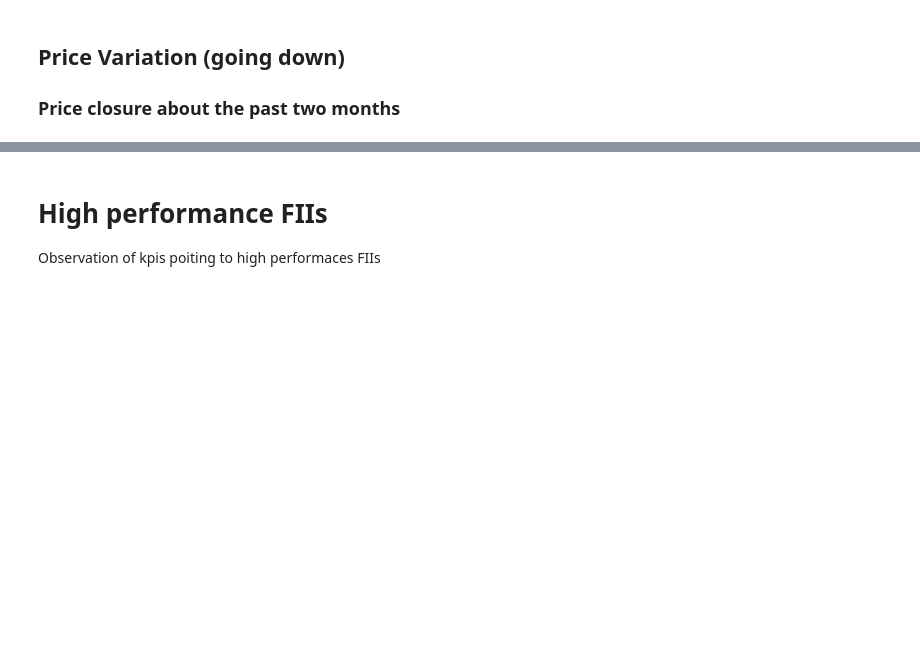
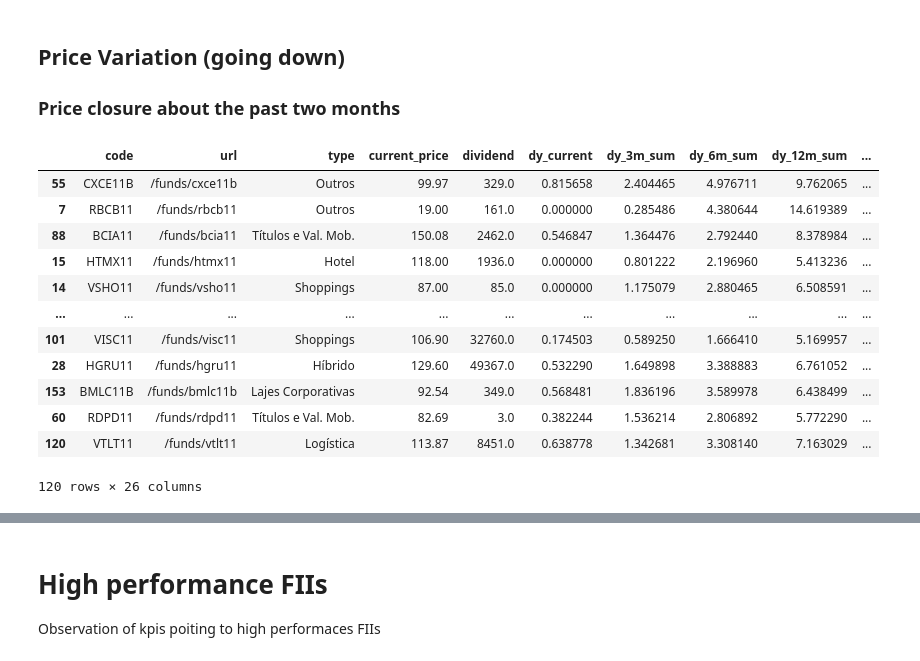
Before and after one commit to lmassaoy/monitor-fiis, a Jupyter notebook: data_analysis/devops/volume/notebooks/Monitor.ipynb, the cells around one changed output, grey strips where cells are left out. Cells and saved outputs as stored; diff of their text form; code cells hidden in the pictures; blank space fills up the shorter version.

```diff
--- a/data_analysis/devops/volume/notebooks/Monitor.ipynb
+++ b/data_analysis/devops/volume/notebooks/Monitor.ipynb
@@ -315,3 +376,20 @@ Observation of indicators of crysis over FIIs
 # %% [markdown]
 ## Price Variation (going down)
 ### Price closure about the past two months
+# %%
+price_variation_down_df = fiis_df[fiis_df["price_variation"] < 0].sort_values(ascending=True,by=["price_variation"])
+price_variation_down_df.head(200)
+# %% [output]
+|  | code | url | type | current_price | dividend | dy_current | dy_3m_sum | dy_6m_sum | dy_12m_sum | ... |
+| 55 | CXCE11B | /funds/cxce11b | Outros | 99.97 | 329.0 | 0.815658 | 2.404465 | 4.976711 | 9.762065 | ... |
+| 7 | RBCB11 | /funds/rbcb11 | Outros | 19.00 | 161.0 | 0.000000 | 0.285486 | 4.380644 | 14.619389 | ... |
+| 88 | BCIA11 | /funds/bcia11 | Títulos e Val. Mob. | 150.08 | 2462.0 | 0.546847 | 1.364476 | 2.792440 | 8.378984 | ... |
+| 15 | HTMX11 | /funds/htmx11 | Hotel | 118.00 | 1936.0 | 0.000000 | 0.801222 | 2.196960 | 5.413236 | ... |
+| 14 | VSHO11 | /funds/vsho11 | Shoppings | 87.00 | 85.0 | 0.000000 | 1.175079 | 2.880465 | 6.508591 | ... |
+| ... | ... | ... | ... | ... | ... | ... | ... | ... | ... | ... |
+| 101 | VISC11 | /funds/visc11 | Shoppings | 106.90 | 32760.0 | 0.174503 | 0.589250 | 1.666410 | 5.169957 | ... |
+| 28 | HGRU11 | /funds/hgru11 | Híbrido | 129.60 | 49367.0 | 0.532290 | 1.649898 | 3.388883 | 6.761052 | ... |
+| 153 | BMLC11B | /funds/bmlc11b | Lajes Corporativas | 92.54 | 349.0 | 0.568481 | 1.836196 | 3.589978 | 6.438499 | ... |
+| 60 | RDPD11 | /funds/rdpd11 | Títulos e Val. Mob. | 82.69 | 3.0 | 0.382244 | 1.536214 | 2.806892 | 5.772290 | ... |
+| 120 | VTLT11 | /funds/vtlt11 | Logística | 113.87 | 8451.0 | 0.638778 | 1.342681 | 3.308140 | 7.163029 | ... |
+120 rows × 26 columns
```
Also changed, not shown: parts of 11 cells of this notebook, 1 other file.
